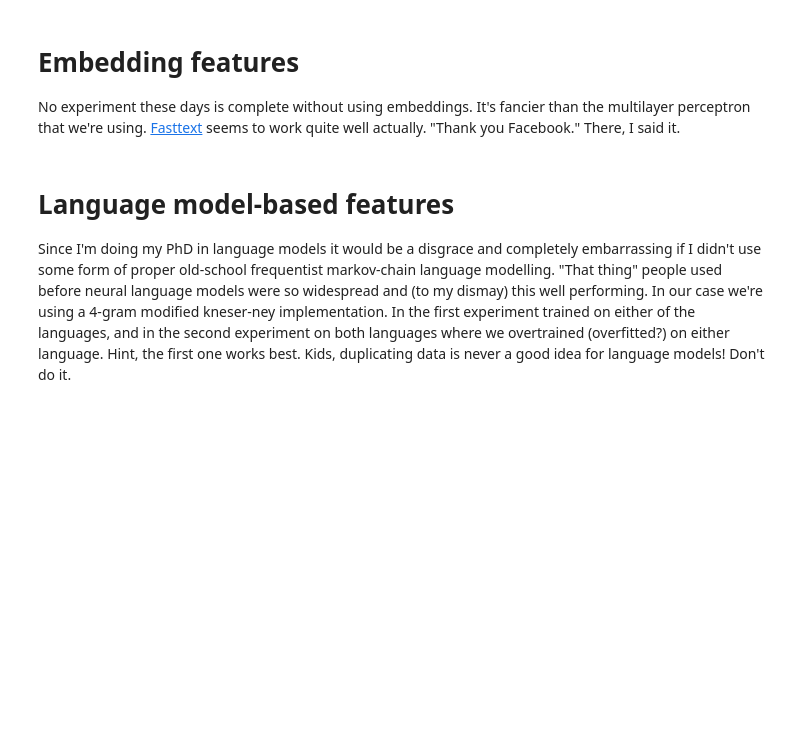
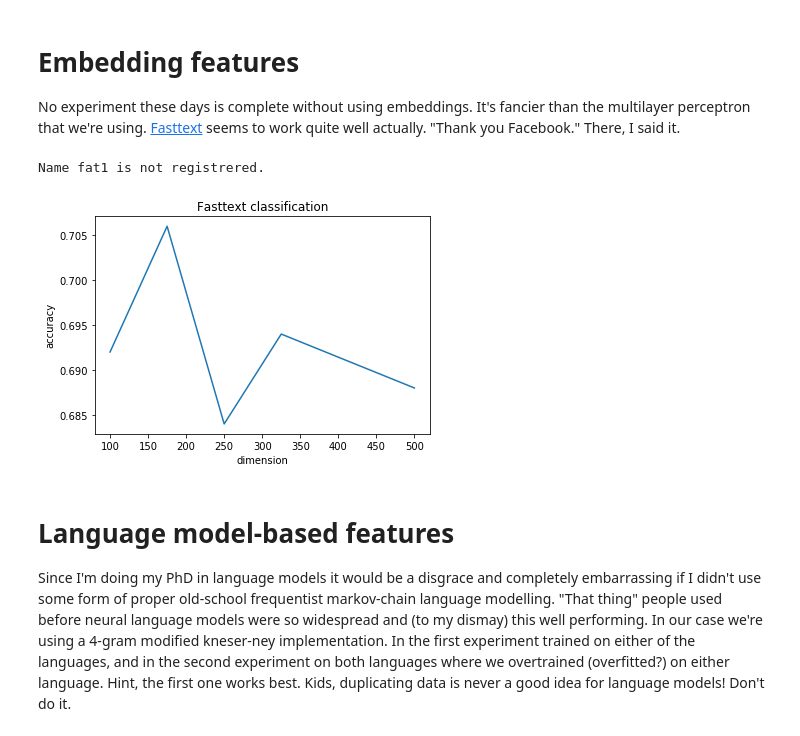
Before and after one commit to naiaden/lama-dsl, a Jupyter notebook: Untitled.ipynb, the cells around one changed output. Cells and saved outputs as stored; diff of their text form; code cells hidden in the pictures; blank space fills up the shorter version.

```diff
--- a/Untitled.ipynb
+++ b/Untitled.ipynb
@@ -1925,38 +1918,47 @@ No experiment these days is complete without using embeddings. It's fancier than
 # %%
 import fasttext
 
 # Model:
 #         fat1
-# Settings:
-#         {}
 # Accuracy:
-#         0.692
-# [[162  88]
-#  [ 66 184]]
+#         0.706
+# [[180  70]
+#  [ 77 173]]
 if do_run("fat1"):
 
     register_run("fat1",
              "character and word n-grams, with embeddings, used in a fasttext (w2v sg) setting",
              [])
 
     with open('fasttext.train.txt', 'w') as f:
         for line, label in zip(X_training, y_training):
             f.write(line + " __language__" + label + "\n")
 
-    ft_classifier = fasttext.supervised('fasttext.train.txt', 'model',
-                                        min_count=1,
-                                        word_ngrams=5,
-                                        epoch=100,
-                                        minn=3,
-                                        maxn=7,
-                                        thread=2,
-                                        dim=250,
-                                        ws=5,
-                                        bucket= 2000000,
-                                        label_prefix='__language__')
-    ft_predictions = ft_classifier.predict(X_dev)
+    for dim in [100, 175, 250, 325, 500]:
+        ft_classifier = fasttext.supervised('fasttext.train.txt', 'model',
+                                            min_count=1,
+                                            word_ngrams=5,
+                                            epoch=150,
+                                            minn=3,
+                                            maxn=7,
+                                            thread=2,
+                                            dim=dim,
+                                            ws=5,
+                                            bucket= 2000000,
+                                            label_prefix='__language__')
+        ft_predictions = ft_classifier.predict(X_dev)
+        print("fat1", dim, accuracy_score(y_dev, ft_predictions))
 
-    update_stats("fat1", y_dev, ft_predictions, {})
+        update_stats("fat1", y_dev, ft_predictions, {'dim': dim})
+
+plt.plot([100,175,250,325,500],[0.692, 0.706, 0.684, 0.694, 0.688])
+plt.title("Fasttext classification")
+plt.xlabel("dimension")
+plt.ylabel("accuracy")
+summarise_run("fat1")
+# %% [output]
+Name fat1 is not registrered.
+[figure, added]
 # %% [markdown]
 <a id='lm_features'></a>
 # Language model-based features
```
Also changed, not shown: parts of 29 cells of this notebook, 1 other file.
